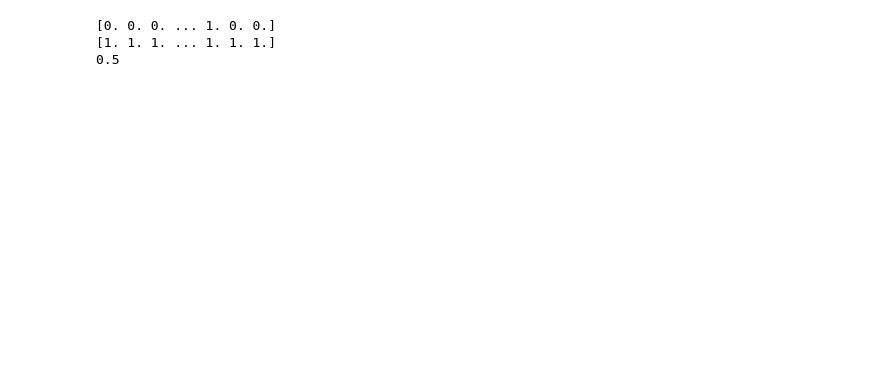
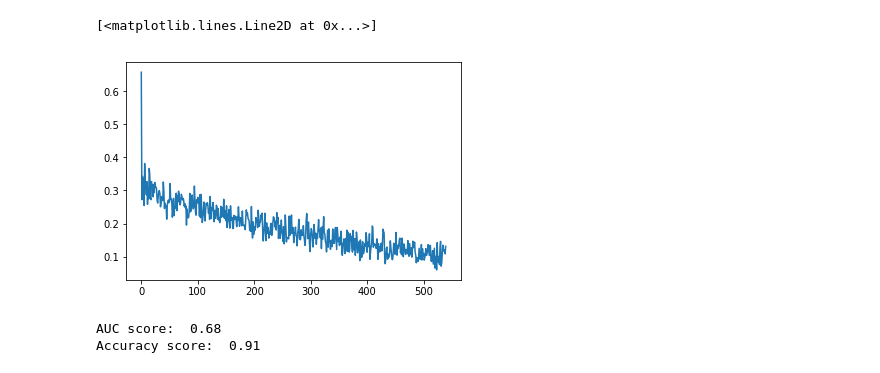
Before and after one commit to krisbock/AMLSamples, a Jupyter notebook: Customer_churn/SV-DKL.ipynb, the cells around one changed output. Cells and saved outputs as stored; diff of their text form; code cells hidden in the pictures; blank space fills up the shorter version.

```diff
--- a/Customer_churn/SV-DKL.ipynb
+++ b/Customer_churn/SV-DKL.ipynb
@@ -111,8 +109,11 @@ class DKLModel(gpytorch.Module):
         res = self.gp_layer(features)
         return res
 # %%
+from trainer import SvDklTrainer
+
 X_train,y_train = torch.FloatTensor(X_train), torch.FloatTensor(y_train)
-batch_size = 1024
+print(X_train.shape)
+batch_size = 512
 dataset = utils.TensorDataset(X_train,y_train)
 dataloader = utils.DataLoader(dataset,
                               batch_size = batch_size,
@@ -120,13 +122,0 @@ dataloader = utils.DataLoader(dataset,
-# %%
-latent_dim = 2
-grid_size = 64 #choose_grid_size(X_train)
-print(grid_size)
-grid_bounds=(-1,1)
-
-nnet_layer = NeuralnetLayer(data_dim=X_train.size(1),
-                            output_dim=latent_dim).cuda()
-
-model = DKLModel(nnet_layer,num_dim=latent_dim,
-                           grid_bounds=grid_bounds,
-                           grid_size=grid_size).cuda()
-likelihood = gpytorch.likelihoods.BernoulliLikelihood().cuda()
@@ -185,3 +173,32 @@ Train Epoch: 100 [014/014], Loss: 0.641520
+# %%
+def train_epoch(model, opt, criterion, dataloader, batch_size=50):
+    model.train()
+    losses = []
+    for i, (x,y) in enumerate(dataloader):
+
+        opt.zero_grad()
+        # (1) Forward
+        y_hat = net(x)
+        # (2) Compute diff
+        loss = criterion(y_hat, y)
+        # (3) Compute gradients
+        loss.backward()
+        # (4) update weights
+        opt.step()
+        losses.append(loss.data.numpy())
+    return losses
+# %%
+import matplotlib.pyplot as plt
+%matplotlib inline
+
+e_losses = []
+num_epochs = 20
+for e in range(num_epochs):
+    e_losses += train_epoch(net, opt, criterion,dataloader)
+plt.plot(e_losses)
+# %% [output]
+[<matplotlib.lines.Line2D at 0x...>]
+[figure, added]
 # %%
 test_dataset = utils.TensorDataset(torch.FloatTensor(X_test),
                                    torch.FloatTensor(y_test))
@@ -193,21 +210,20 @@ y_truth_lst = []
 with torch.no_grad():
     for i, (X, y) in enumerate(test_dataloader):
 
-        output = likelihood(model(X.cuda()))
+        output = net(X)
 
-        y_pred = output.mean.ge(0.5).float().cpu().numpy()
-
-
+        y_pred = output.ge(0.5).float().cpu().numpy()
         y_pred_lst.append(y_pred)
         y_truth_lst.append(y.numpy())
+
     truth = np.concatenate(y_truth_lst)
     pred =  np.concatenate(y_pred_lst)
-    print(truth)
-    print(pred)
+
     auc = roc_auc_score(truth,pred)
+    accuracy = accuracy_score(truth,pred)
 
-print(auc)
+print("AUC score: ",round(auc,2))
+print("Accuracy score: ",round(accuracy,2))
 # %% [output]
-[0. 0. 0. ... 1. 0. 0.]
-[1. 1. 1. ... 1. 1. 1.]
-0.5
+AUC score:  0.68
+Accuracy score:  0.91
```
Also changed, not shown: parts of 13 cells of this notebook, 4 other files.
